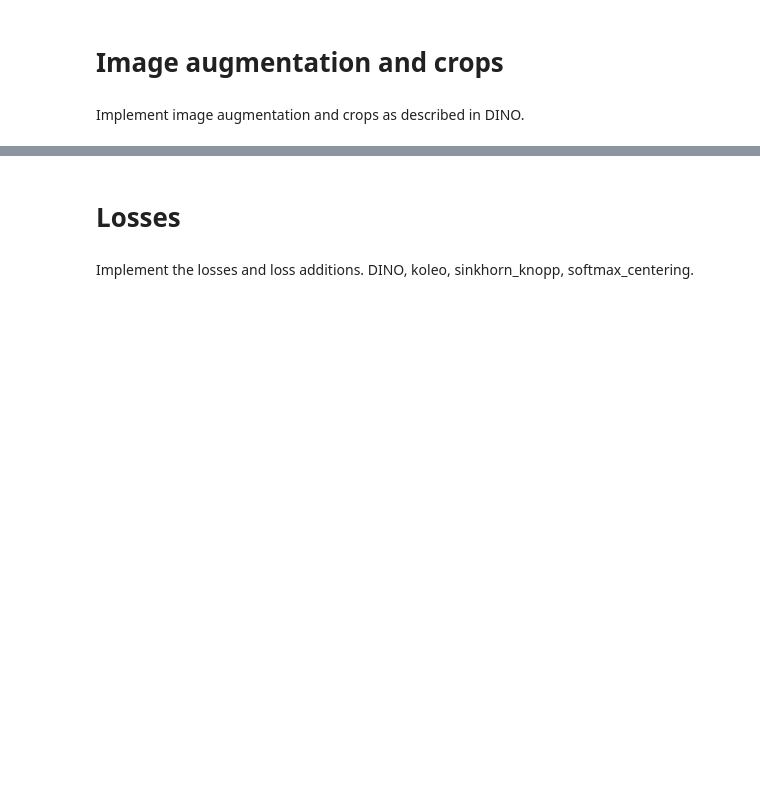
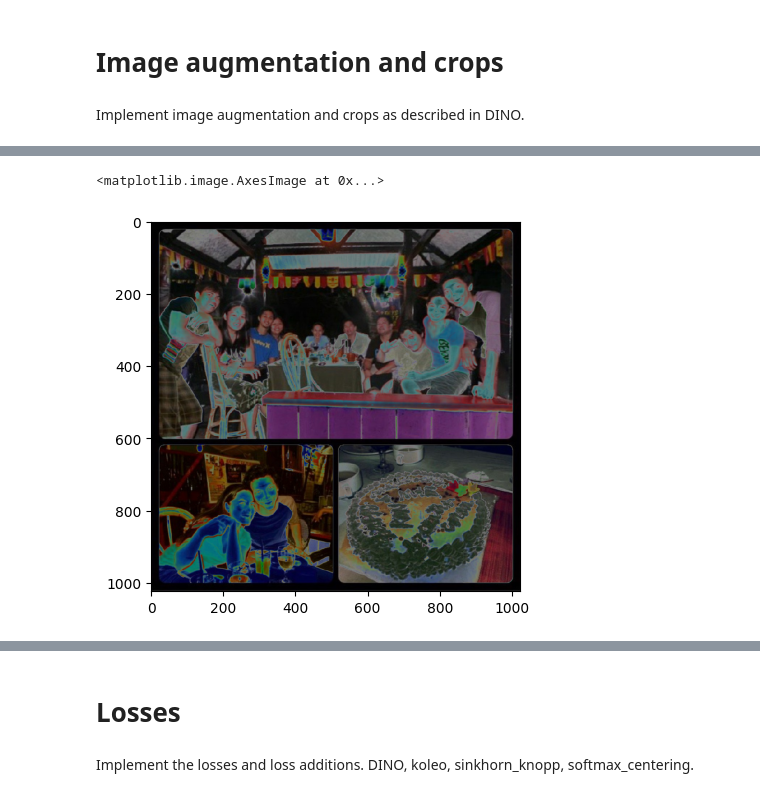
Before and after one commit to dubstepenjoyer/dvfu_tasks, a Jupyter notebook: feature_extraction.ipynb, the cells around one changed output, grey strips where cells are left out. Saved outputs shown, nothing was run; the diff lists cells and outputs as text; code cells hidden in the pictures; blank space fills up the shorter version.

```diff
--- a/feature_extraction.ipynb
+++ b/feature_extraction.ipynb
@@ -146,0 +168,6 @@ def dino_augmentation(image, global_crops_scale=(0.14, 1), local_crops_scale=(0.
+# %%
+image = random_solarize(image1)
+plt.imshow(image.numpy())
+# %% [output]
+<matplotlib.image.AxesImage at 0x...>
+[figure, added]
```
Also changed, not shown: parts of 8 cells of this notebook.
